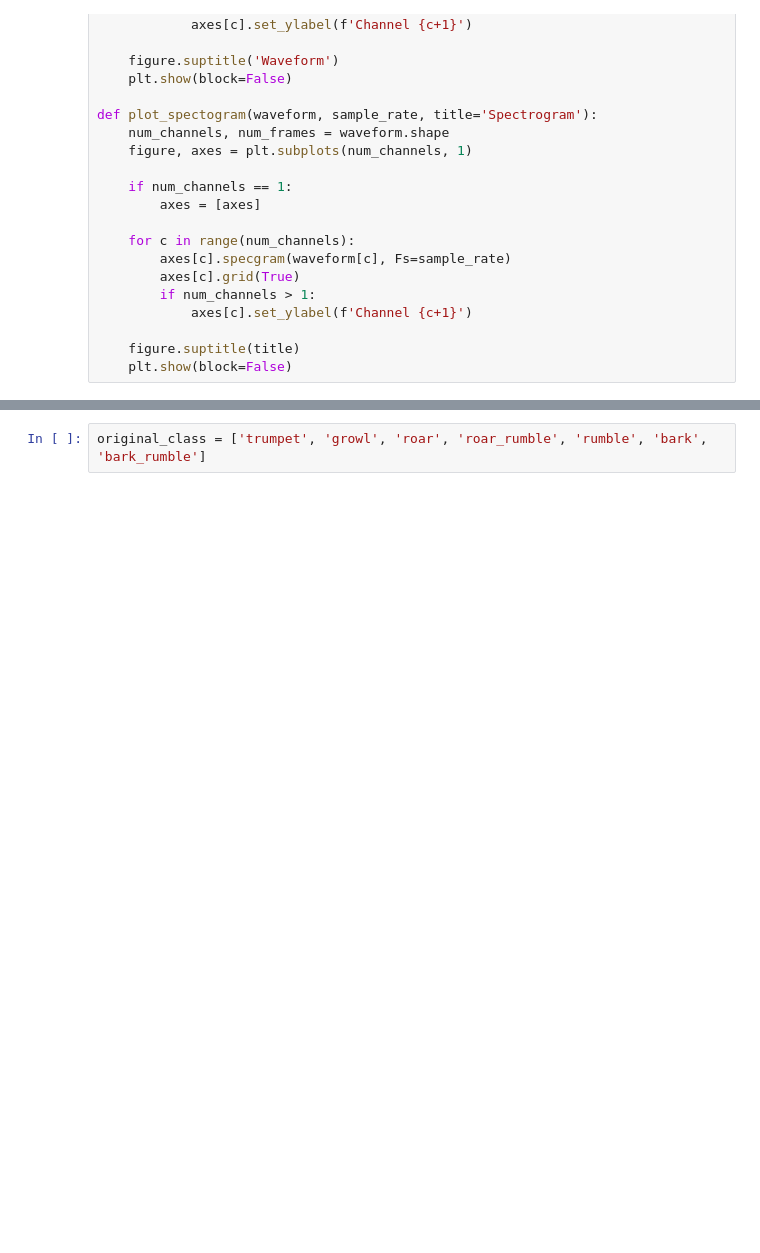
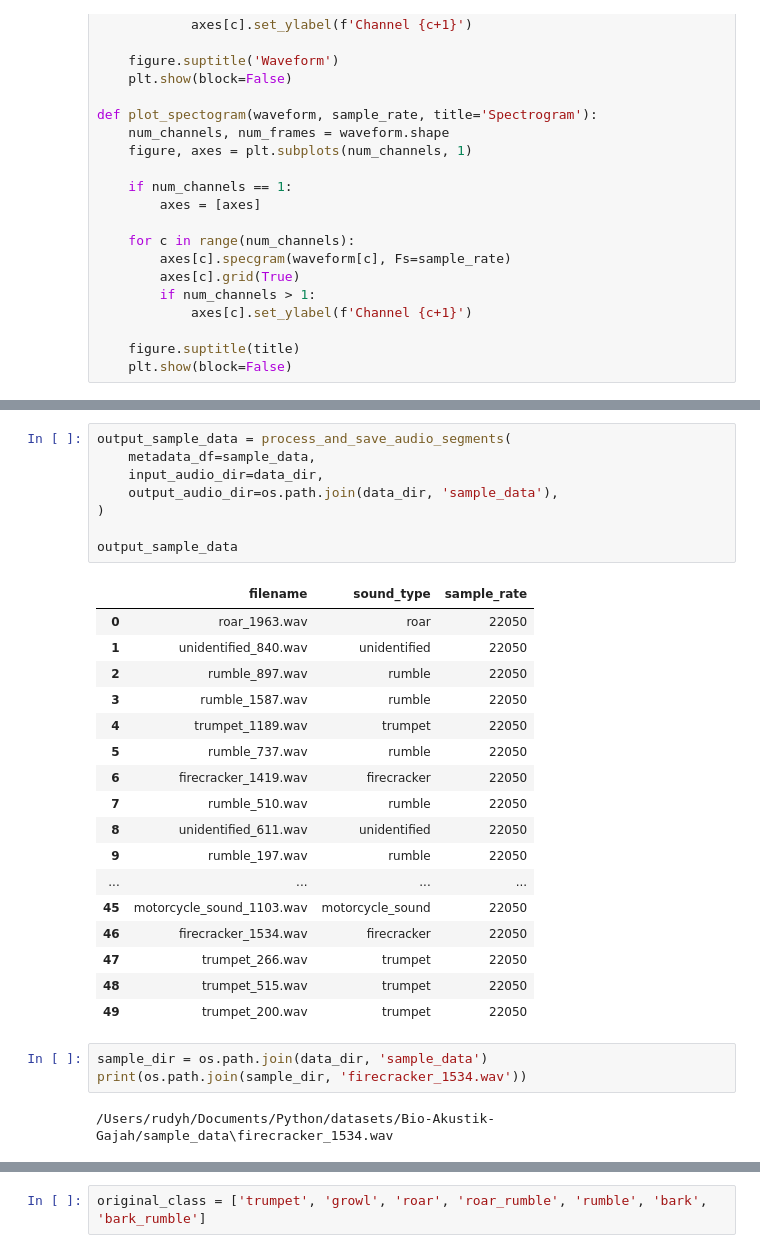
Before and after one commit to rudyhendrawn/Riset-AI-SIKGM, a Jupyter notebook: read-dataset.ipynb, the cells around one changed output, grey strips where cells are left out. Cells and saved outputs as stored; diff of their text form; blank space fills up the shorter version.

```diff
--- a/read-dataset.ipynb
+++ b/read-dataset.ipynb
@@ -177,0 +428,31 @@ dtype: int64
+# %%
+output_sample_data = process_and_save_audio_segments(
+	metadata_df=sample_data,
+	input_audio_dir=data_dir,
+	output_audio_dir=os.path.join(data_dir, 'sample_data'),
+)
+
+output_sample_data
+# %% [output]
+|  | filename | sound_type | sample_rate |
+| 0 | roar_1963.wav | roar | 22050 |
+| 1 | unidentified_840.wav | unidentified | 22050 |
+| 2 | rumble_897.wav | rumble | 22050 |
+| 3 | rumble_1587.wav | rumble | 22050 |
+| 4 | trumpet_1189.wav | trumpet | 22050 |
+| 5 | rumble_737.wav | rumble | 22050 |
+| 6 | firecracker_1419.wav | firecracker | 22050 |
+| 7 | rumble_510.wav | rumble | 22050 |
+| 8 | unidentified_611.wav | unidentified | 22050 |
+| 9 | rumble_197.wav | rumble | 22050 |
+| ... | ... | ... | ... |
+| 45 | motorcycle_sound_1103.wav | motorcycle_sound | 22050 |
+| 46 | firecracker_1534.wav | firecracker | 22050 |
+| 47 | trumpet_266.wav | trumpet | 22050 |
+| 48 | trumpet_515.wav | trumpet | 22050 |
+| 49 | trumpet_200.wav | trumpet | 22050 |
+# %%
+sample_dir = os.path.join(data_dir, 'sample_data')
+print(os.path.join(sample_dir, 'firecracker_1534.wav'))
+# %% [output]
+/Users/rudyh/Documents/Python/datasets/Bio-Akustik-Gajah/sample_data\firecracker_1534.wav
```
Also changed, not shown: parts of 37 cells of this notebook, 2 other files.
